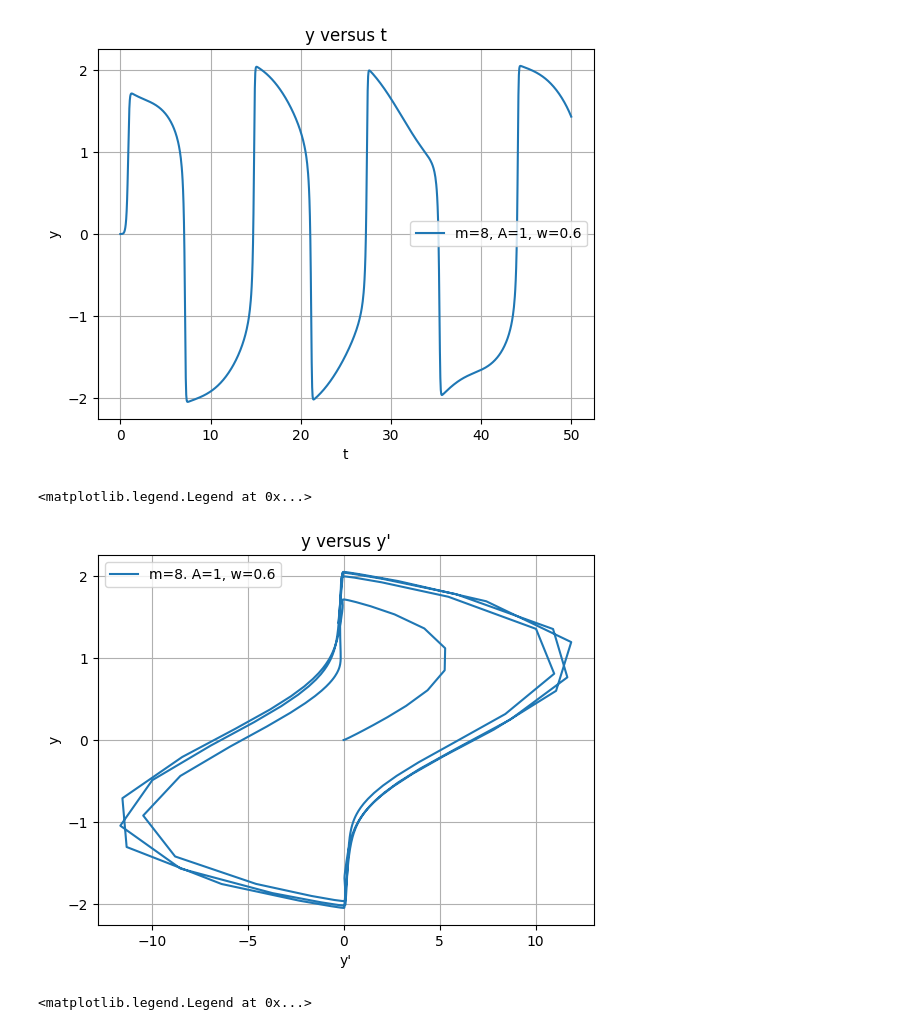
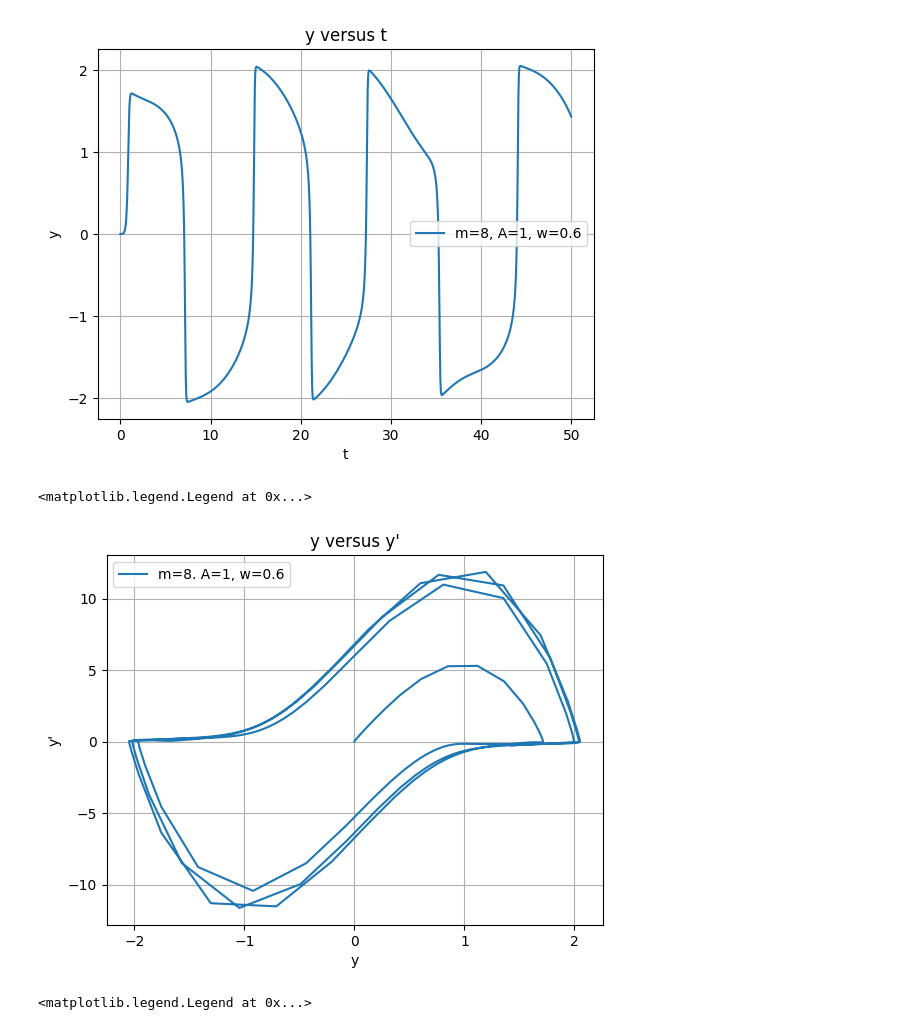
Before and after one commit to PX2145-2025/week-8-b-Morgan-Howard-Reuben, a Jupyter notebook: ODEs.ipynb, the cells around one changed output. Cells and saved outputs as stored; diff of their text form; code cells hidden in the pictures.

```diff
--- a/ODEs.ipynb
+++ b/ODEs.ipynb
@@ -233,13 +233,11 @@ tmax2 = 10
 t2 = np.linspace(0.0, tmax2, n2)
 
 yinit = [0.1, 0] # TWO initial values, y and y'
-
-# k and m as arguments to odeint
-y = odeint(f_params, yinit , t2, args=(k, m))
+y2 = odeint(f_params, yinit , t2, args=(k, m))
 
 # plot results
-plt.plot(t, y[:,0], label='y (displacement)')
-plt.plot(t, y[:,1], label='y\' (velocity)')
+plt.plot(t, y2[:,0], label='y (displacement)')
+plt.plot(t, y2[:,1], label='y\' (velocity)')
 plt.xlabel('t')
 plt.ylabel('y')
 plt.title(f'Mass on a Spring (k={k}, m={m})')
@@ -325,15 +437,15 @@ plt.legend(loc='best')
 [figure]
 # %%
 # plot graph of y versus y'
-plt.plot(y[:,1], y[:,0], label='m=8. A=1, w=0.6')
-plt.xlabel('y\'')
-plt.ylabel('y')
+plt.plot(y[:,0], y[:,1], label='m=8. A=1, w=0.6')
+plt.xlabel('y')
+plt.ylabel('y\'')
 plt.title('y versus y\'')
 plt.grid()
 plt.legend(loc='best')
 # %% [output]
 <matplotlib.legend.Legend at 0x...>
-[figure, old version]
+[figure, new version]
 # %%
 # again but for different parameters
 m = 4
```
Also changed, not shown: parts of 6 cells of this notebook.
